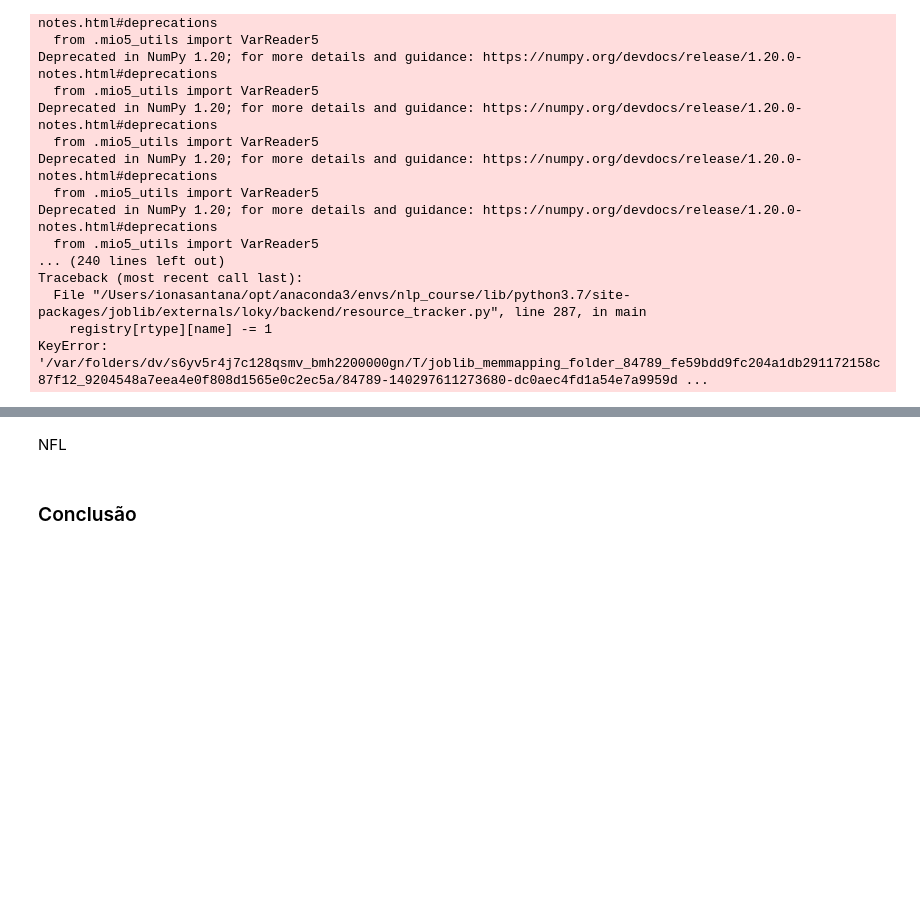
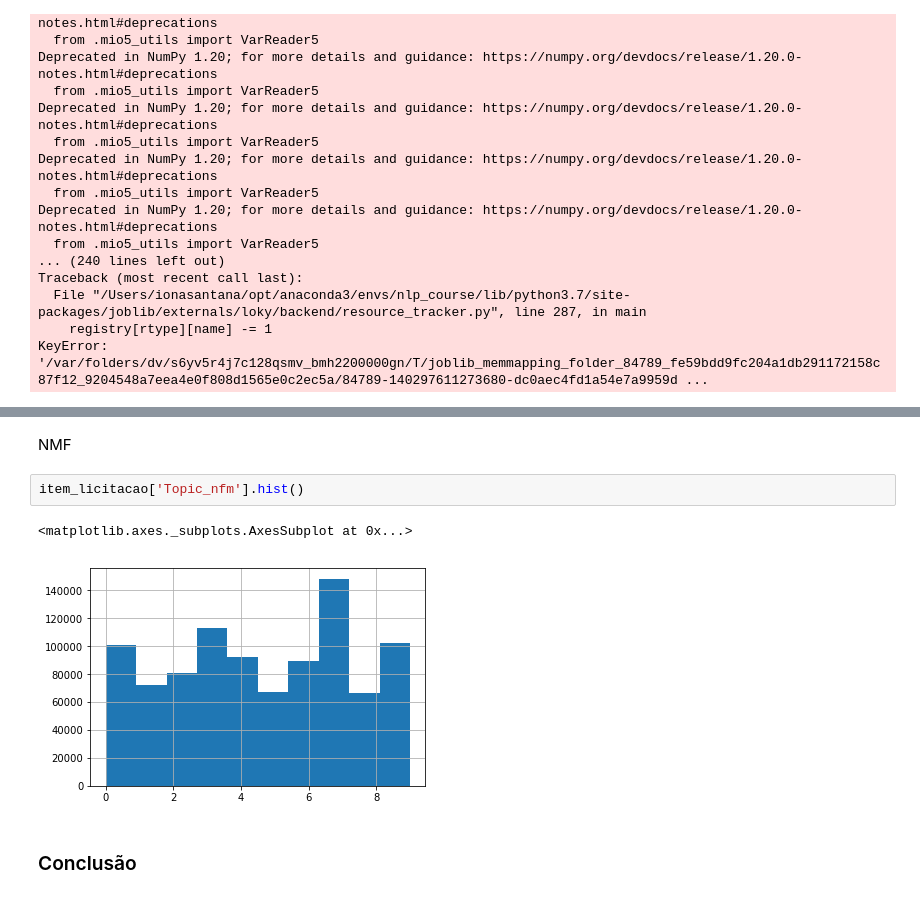
Before and after one commit to IonaSantana/Artificial-Intelligence, a Jupyter notebook: Projects/NLP/Maiores_investimentos_licitações1.ipynb, the cells around one changed output, grey strips where cells are left out. Cells and saved outputs as stored; diff of their text form; blank space fills up the shorter version.

```diff
--- a/Projects/NLP/Maiores_investimentos_licitações1.ipynb
+++ b/Projects/NLP/Maiores_investimentos_licitações1.ipynb
@@ -498,8 +498,13 @@ KeyError: '/var/folders/dv/s6yv5r4j7c128qsmv_bmh2200000gn/T/joblib_memmapping_fo
 pyLDAvis.display(display_data)
 # %% [output]
 [interactive output not drawn]
-# %% [markdown]
-NFL
+# %% [markdown]
+NMF
+# %%
+item_licitacao['Topic_nfm'].hist()
+# %% [output]
+<matplotlib.axes._subplots.AxesSubplot at 0x...>
+[figure, added]
 # %% [markdown]
 ### Conclusão
 # %% [markdown]
```
